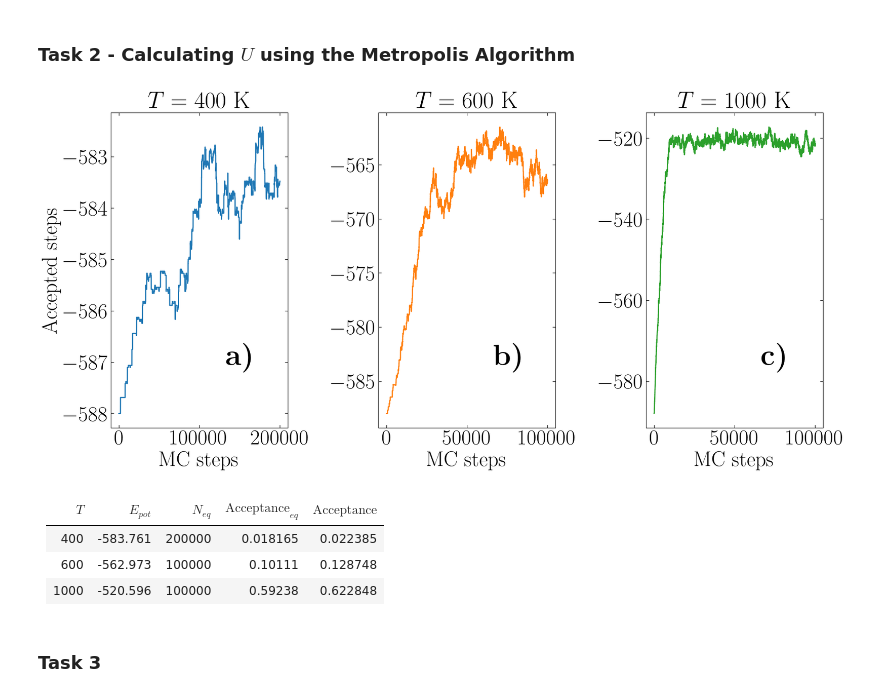
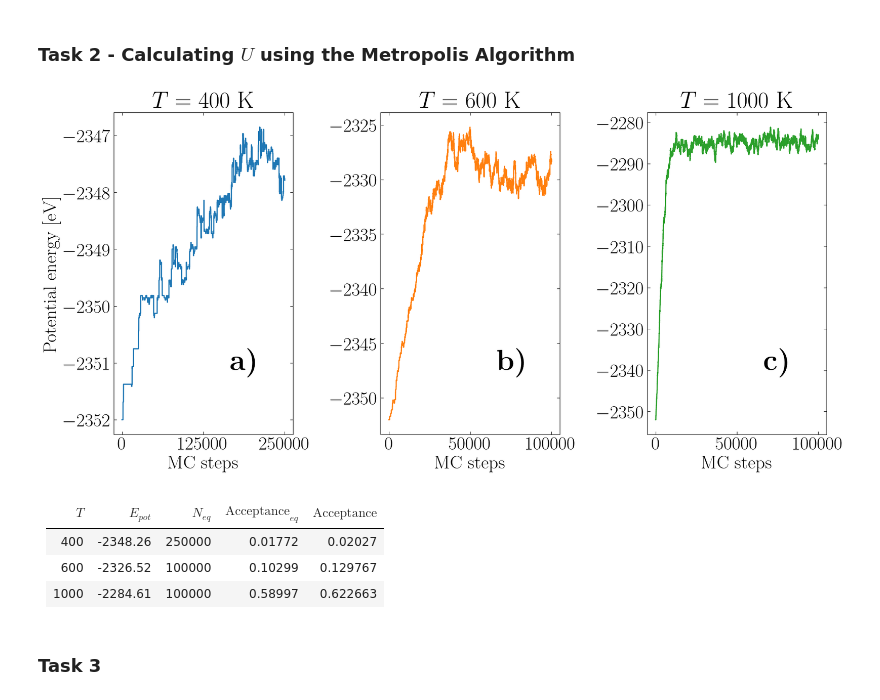
Before and after one commit to stommen/fka122-homeworks, a Jupyter notebook: H2/analyzer.ipynb, the cells around one changed output. Cells and saved outputs as stored; diff of their text form; code cells hidden in the pictures.

```diff
--- a/H2/analyzer.ipynb
+++ b/H2/analyzer.ipynb
@@ -267,29 +281,29 @@ T_c = 905.1524134809046
 ### Task 2 - Calculating $U$ using the Metropolis Algorithm
 # %%
 
-its_eq_400 = 200000
+its_eq_400 = 250000
 its_eq = 100000
 its = 1000000
 
 # task_2_analyzer(400, its_eq_400, its, changed=True, plot=True, save=False)
 analyzer_task_2([400, 600, 1000], [its_eq_400, its_eq, its_eq], its=None, changed=False, plot=True, save=True)
 
 U_400, accept_400_eq, accept_400 = analyzer_task_2(400, its_eq_400, its, changed=False, plot=False, save=False)
 U_600, accept_600_eq, accept_600 = analyzer_task_2(600, its_eq, its, changed=False, plot=False, save=False)
 U_1000, accept_1000_eq, accept_1000 = analyzer_task_2(1000, its_eq, its, changed=False, plot=False, save=False)
 
 df = pd.DataFrame({'$T$': [400, 600, 1000], '$E_{pot}$': [np.mean(U_400), np.mean(U_600), np.mean(U_1000)],
                    '$N_{eq}$': [its_eq_400, its_eq, its_eq], '$\\text{Acceptance}_{eq}$': [accept_400_eq, accept_600_eq, accept_1000_eq],
                    '$\\text{Acceptance}$': [accept_400, accept_600, accept_1000]})
 markdown = df.to_markdown(index=False)
 display(Markdown(markdown))
 # %% [output]
-[figure, old version]
+[figure, new version]
 |   $T$ |   $E_{pot}$ |   $N_{eq}$ |   $\text{Acceptance}_{eq}$ |   $\text{Acceptance}$ |
 |------:|------------:|-----------:|---------------------------:|----------------------:|
-|   400 |    -583.761 |     200000 |                   0.018165 |              0.022385 |
-|   600 |    -562.973 |     100000 |                   0.10111  |              0.128748 |
-|  1000 |    -520.596 |     100000 |                   0.59238  |              0.622848 |
+|   400 |    -2348.26 |     250000 |                    0.01772 |              0.02027  |
+|   600 |    -2326.52 |     100000 |                    0.10299 |              0.129767 |
+|  1000 |    -2284.61 |     100000 |                    0.58997 |              0.622663 |
 # %% [markdown]
 ### Task 3
 # %% [markdown]
```
Also changed, not shown: parts of 4 cells of this notebook, 28 other files.
